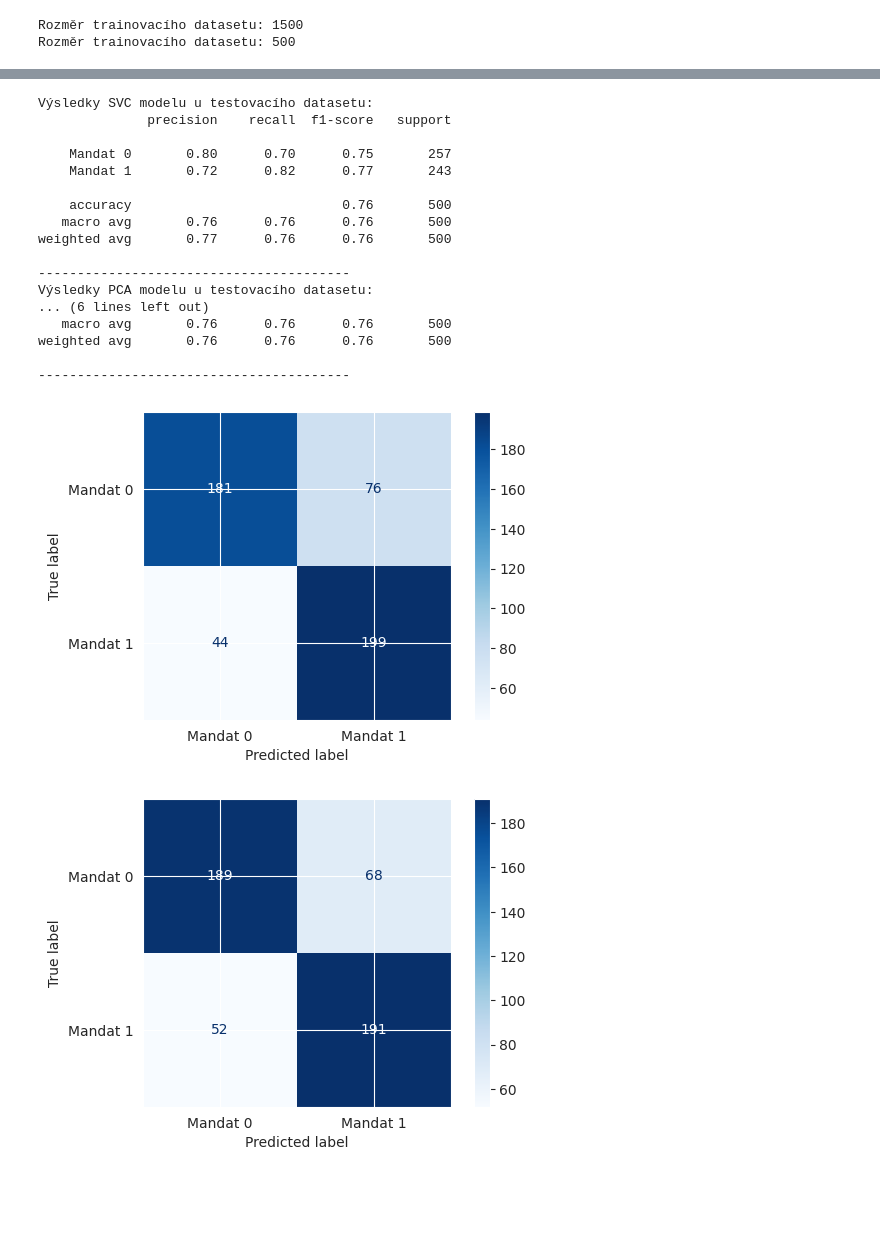
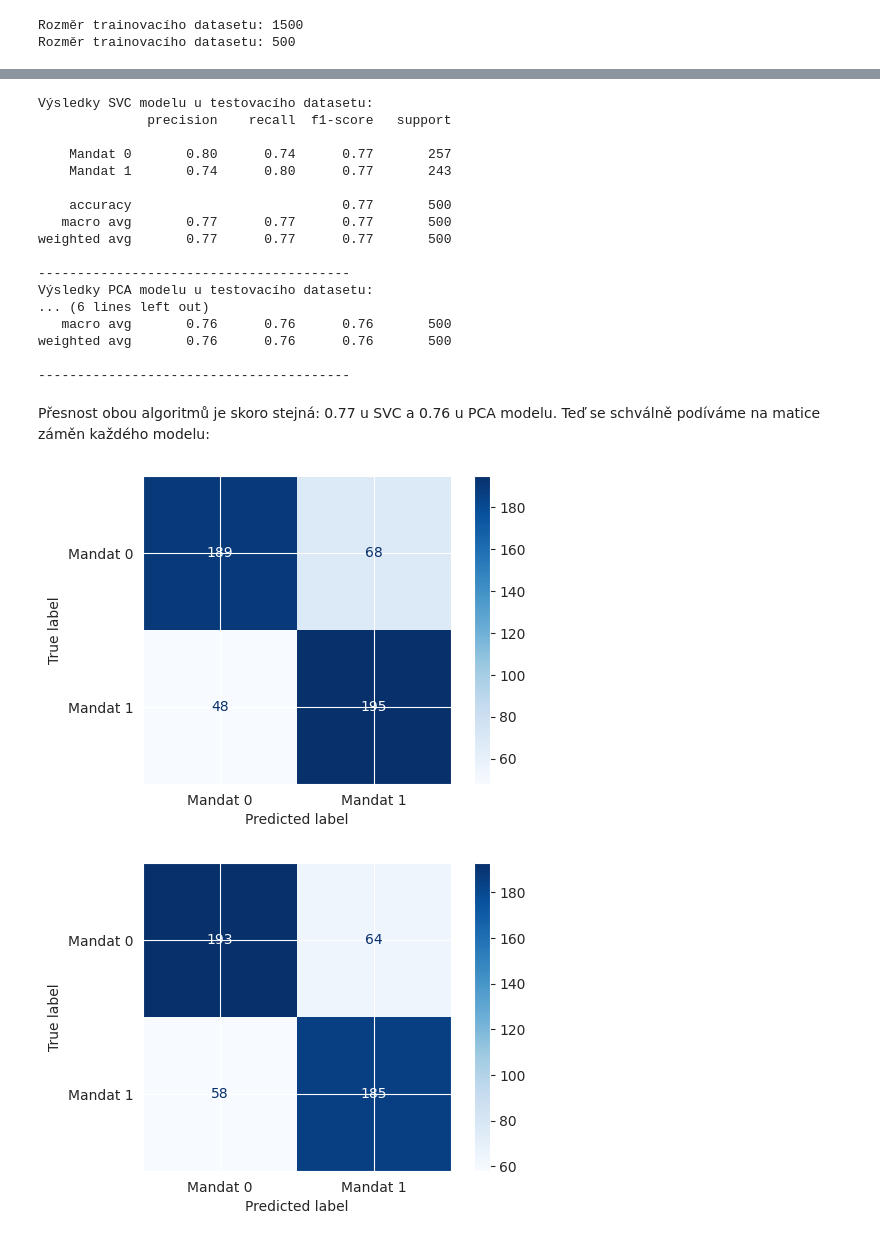
Before and after one commit to rmnskb/cz-elections, a Jupyter notebook: cz_elections_analysis.ipynb, the cells around one changed output, grey strips where cells are left out. Cells and saved outputs as stored; diff of their text form; code cells hidden in the pictures; blank space fills up the shorter version.

```diff
--- a/cz_elections_analysis.ipynb
+++ b/cz_elections_analysis.ipynb
@@ -44,16 +54,4 @@ def obor(val: str) -> str:
 occup_dict.keys()
 # %% [output]
 dict_keys(['duchod', 'podnik', 'zivnost', 'remeslo', 'soukzam', 'finance', 'student', 'akademik', 'statzam', 'zdravotnictvi', 'politik', 'nezam', 'manager', 'zemedel', 'pravo', 'odbor', 'umeni', 'spor ...
-# %%
-# test the lambda function
-def mandat(val: str) -> int:
-    """
-    Map value of mandates. 0 stands for no mandate, 1 stands for mandate. The function exists because there different formatings: in some years it is A or N, in other years it's 0 or 1
-    :param val: string value
-    :return: integer value 0 or 1
-    """
-    if val == "A" or val == "1":
-        return 1
-    elif val == "N" or val == "0":
-        return 0
 # %% [markdown]
@@ -499,7 +492,9 @@ Pro snadnou práci s více modely najednou budou použité pipeliny. V dané ča
 # %%
 from sklearn.pipeline import Pipeline
-svc_pipeline = Pipeline([("svc", SVC(class_weight="balanced"))]) # Support Vector Machine Classifier
-pca_pipeline = Pipeline([("scaler", StandardScaler()), ("pca", PCA(n_components=0.95)), ("svc", SVC(class_weight="balanced"))]) # Support Vector Machine Classifier with PCA decomposition
+svc_pipeline = Pipeline([("svc", SVC(class_weight="balanced", random_state=42))]) # Support Vector Machine Classifier
+pca_pipeline = Pipeline([("scaler", StandardScaler()),
+                         ("pca", PCA(n_components=0.95)),
+                         ("svc", SVC(class_weight="balanced", random_state=42))]) # Support Vector Machine Classifier with PCA decomposition
 
 grid = {"svc__kernel": ["linear", "rbf", "sigmoid"],
         "svc__C": [0.1, 1, 10, 100]}
@@ -513,7 +509,9 @@ pipelines = [svc_pipeline, pca_pipeline]
 names = ["SVC", "PCA"]
 
 for name, pipe in zip(names, pipelines):
-    temp_search = GridSearchCV(pipe, grid, cv=3, scoring="roc_auc")
+    temp_search = GridSearchCV(pipe, grid,
+                               cv=3, n_jobs=3,
+                               scoring="roc_auc")
     temp_search.fit(X_train, y_train.values.ravel())
     results[name] = {}
     results[name]["model"] = temp_search.best_estimator_
@@ -542,12 +539,12 @@ for name in names:
 Výsledky SVC modelu u testovacího datasetu:
               precision    recall  f1-score   support
 
-    Mandat 0       0.80      0.70      0.75       257
-    Mandat 1       0.72      0.82      0.77       243
+    Mandat 0       0.80      0.74      0.77       257
+    Mandat 1       0.74      0.80      0.77       243
 
-    accuracy                           0.76       500
-   macro avg       0.76      0.76      0.76       500
-weighted avg       0.77      0.76      0.76       500
+    accuracy                           0.77       500
+   macro avg       0.77      0.77      0.77       500
+weighted avg       0.77      0.77      0.77       500
 
 ----------------------------------------
 Výsledky PCA modelu u testovacího datasetu:
@@ -556,23 +553,24 @@ Výsledky PCA modelu u testovacího datasetu:
 weighted avg       0.76      0.76      0.76       500
 
 ----------------------------------------
+# %% [markdown]
+Přesnost obou algoritmů je skoro stejná: 0.77 u SVC a 0.76 u PCA modelu. Teď se schválně podíváme na matice záměn každého modelu:
 # %%
 from sklearn.metrics import confusion_matrix, ConfusionMatrixDisplay
-fig, ax = plt.subplots(figsize=(6, 4))
+_, ax = plt.subplots(figsize=(6, 4))
 svc_pred = results["SVC"]["model"].predict(X_test)
 svc_cm = confusion_matrix(y_test, svc_pred)
 svc_confm = ConfusionMatrixDisplay(confusion_matrix=svc_cm,
                                    display_labels=class_names)
-svc_confm.plot(ax=ax, cmap=plt.cm.Blues)
-plt.show()
+svc_confm.plot(ax=ax, cmap=plt.cm.Blues);
 # %% [output]
-[figure, old version]
+[figure, new version]
 # %%
-fig, ax = plt.subplots(figsize=(6, 4))
+_, ax = plt.subplots(figsize=(6, 4))
 pca_pred = results["PCA"]["model"].predict(X_test)
 pca_cm = confusion_matrix(y_test, pca_pred)
 pca_confm = ConfusionMatrixDisplay(confusion_matrix=pca_cm,
                                    display_labels=class_names)
 pca_confm.plot(ax=ax, cmap=plt.cm.Blues);
 # %% [output]
-[figure, old version]
+[figure, new version]
```
Also changed, not shown: parts of 38 cells of this notebook.
